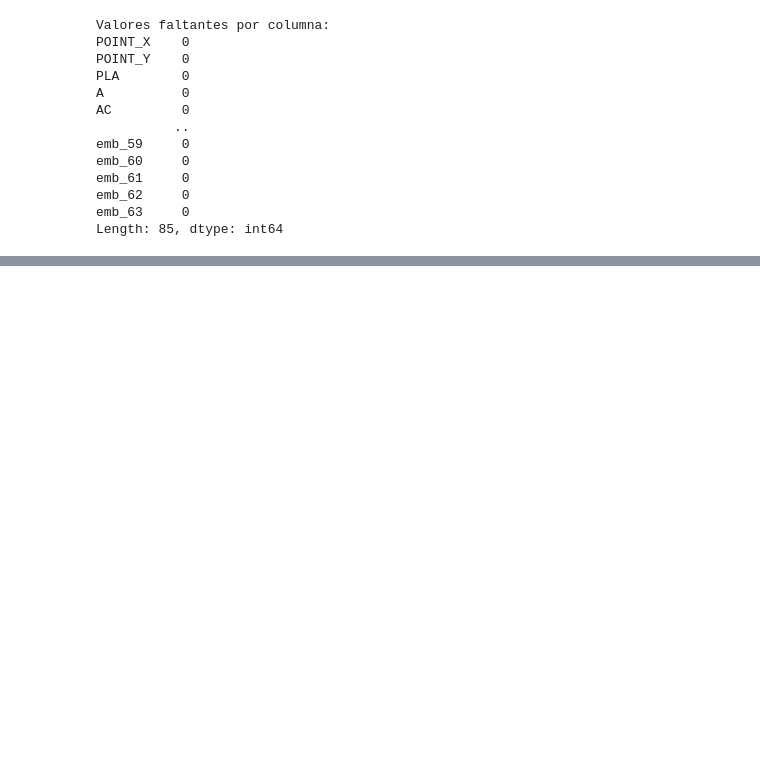
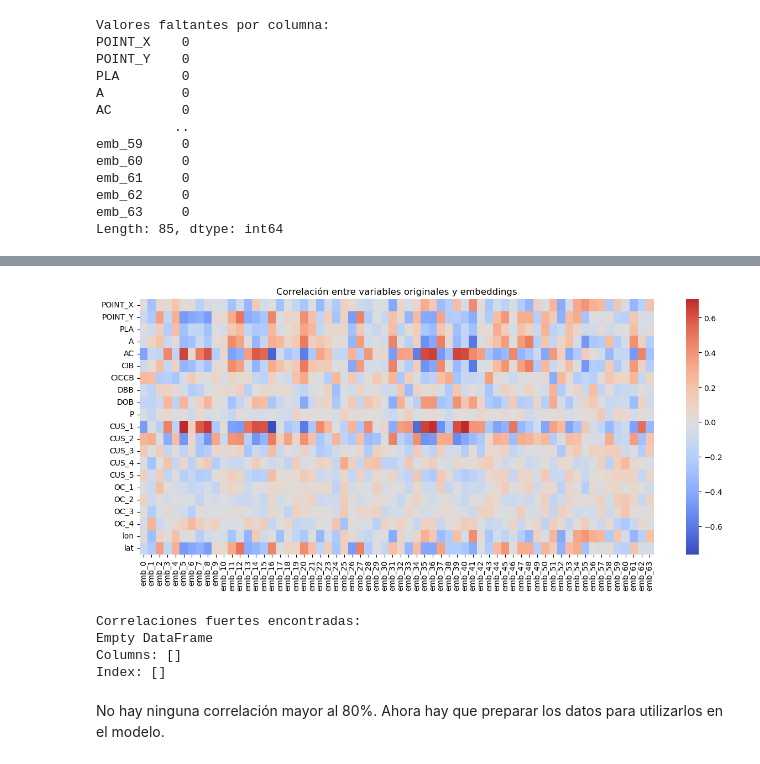
Before and after one commit to ANFAIA/En-Peu, a Jupyter notebook: notebooks/modelo_AlphaEarth.ipynb, the cells around one changed output, grey strips where cells are left out. Cells and saved outputs as stored; diff of their text form; code cells hidden in the pictures; blank space fills up the shorter version.

```diff
--- a/notebooks/modelo_AlphaEarth.ipynb
+++ b/notebooks/modelo_AlphaEarth.ipynb
@@ -200,0 +155,13 @@ ImportError: numpy.core.multiarray failed to import
+# %%
+import seaborn as sns
+
+# Seleccionar variables originales + embeddings
+num_cols = [c for c in data.columns if c not in emb_cols and data[c].dtype != 'object']
+corr_matrix = data[num_cols + emb_cols].corr()
+
+# Filtrar solo correlaciones de tus variables originales con embeddings
+orig_vs_emb_corr = corr_matrix.loc[num_cols, emb_cols]
+
+print(corr_matrix)
+
+print(corr_matrix.isnull().sum())
@@ -200,0 +186,22 @@ ImportError: numpy.core.multiarray failed to import
+# %%
+# Heatmap correlación
+plt.figure(figsize=(15, 6))
+sns.heatmap(orig_vs_emb_corr, cmap='coolwarm', center=0)
+plt.title("Correlación entre variables originales y embeddings")
+plt.savefig(os.path.join(parent_directory, 'images','corr_embeddings.png'), bbox_inches='tight', dpi=300)
+plt.show()
+# %% [output]
+[figure, added]
+# %%
+# Ver correlaciones muy altas (en valor absoluto)
+high_corrs = orig_vs_emb_corr[(orig_vs_emb_corr.abs() > 0.8)]
+print("Correlaciones fuertes encontradas:")
+print(high_corrs.dropna(how='all', axis=0).dropna(how='all', axis=1))
+# %% [output]
+Correlaciones fuertes encontradas:
+Empty DataFrame
+Columns: []
+Index: []
+# %% [markdown]
+No hay ninguna correlación mayor al 80%.
+Ahora hay que preparar los datos para utilizarlos en el modelo.
```
Also changed, not shown: parts of 20 cells of this notebook, 5 other files.
